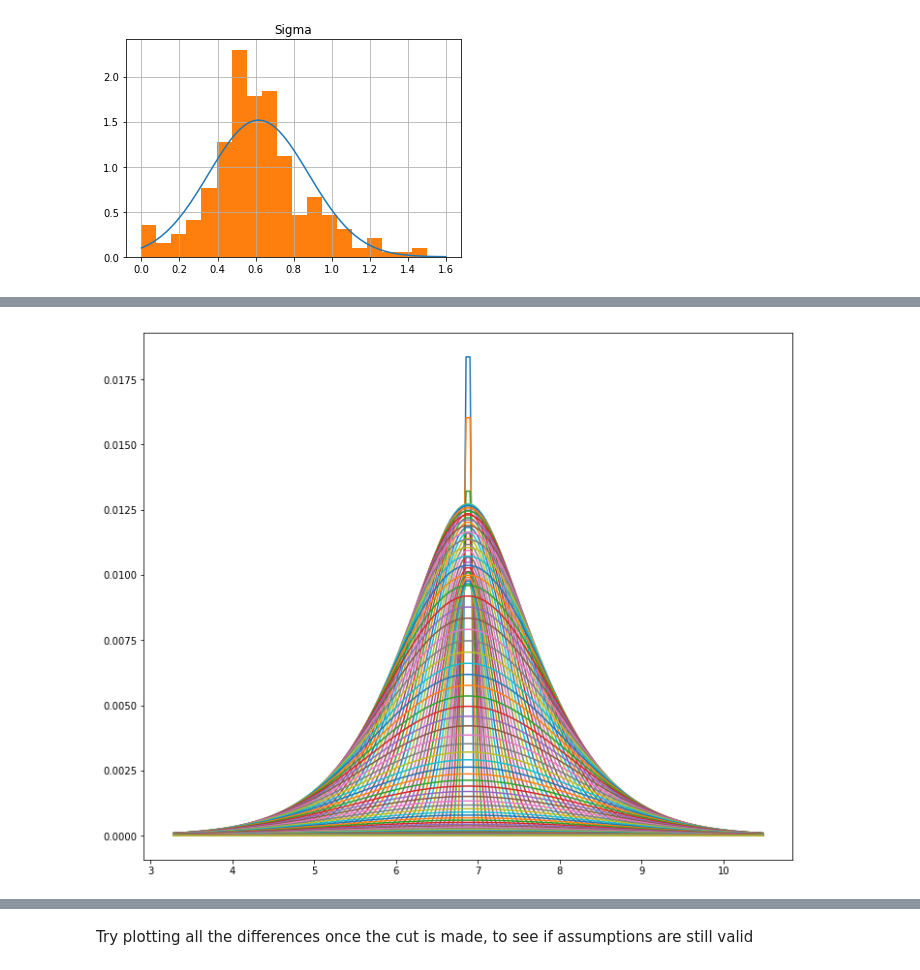
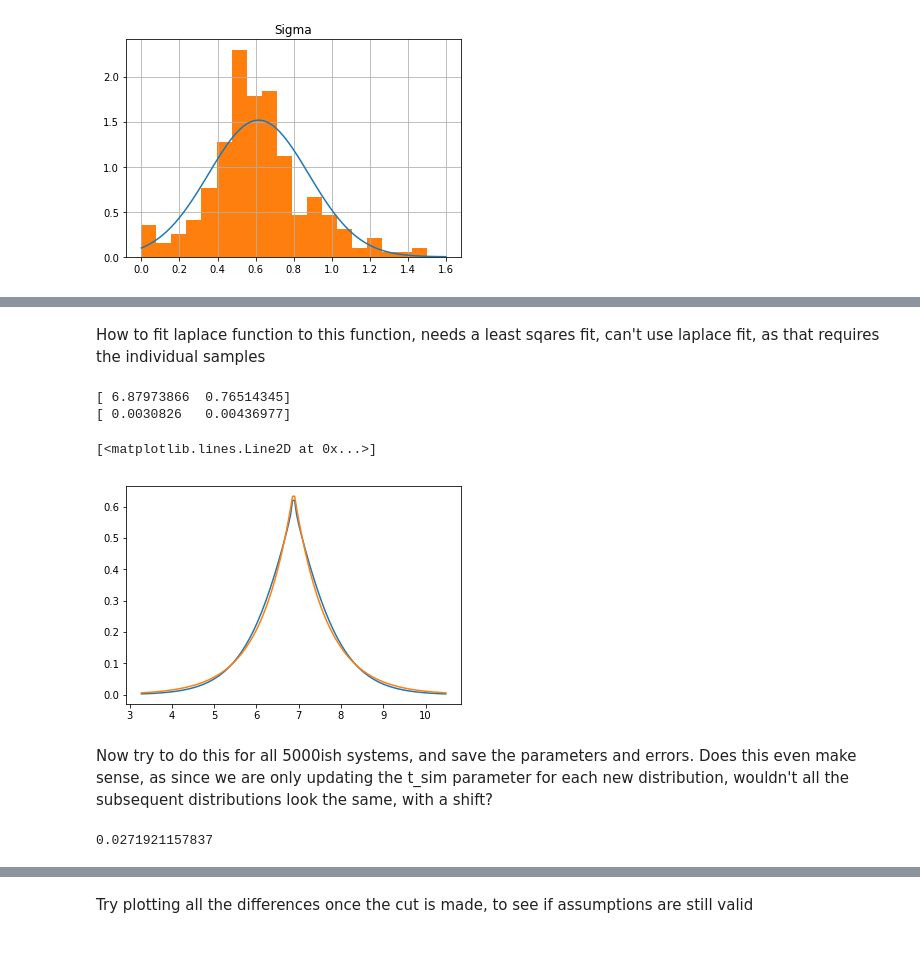
Before and after one commit to dtamayo/MLstability, a Jupyter notebook: Analysis/MCMC_Analysis/ConvolvingTest.ipynb, the cells around one changed output, grey strips where cells are left out. Cells and saved outputs as stored; diff of their text form; code cells hidden in the pictures.

Commit message:
Laplace fit

```diff
--- a/Analysis/MCMC_Analysis/ConvolvingTest.ipynb
+++ b/Analysis/MCMC_Analysis/ConvolvingTest.ipynb
@@ -95,0 +88,10 @@ plt.show()
+# %%
+bins = np.linspace(t_sim -6*max_sigma, t_sim +6*max_sigma, increments)
+plt.plot(bins, total_y)
+width = (12*max_sigma)/(increments-1)
+#print  width, bins[1] - bins[0]
+#center, spread =laplace.fit(total_y)
+#rv =laplace(loc = center, scale = spread)
+#loc should be zero, since this should be symmetric about t = 0
+# plt.plot(bins, rv.pdf(bins))
+# NEed to do a least sqaures fit of a laplaec fit to this data
@@ -96,27 +100,50 @@ plt.show()
+# %%
+def laplace_fit(data, mean, spread):
+    #data is your data
+    #mean spread are the params you try to fit to the data
+    return np.exp(-np.abs(data-mean)/spread)/2./spread
+# %% [markdown]
+How to fit laplace function to this function, needs a least sqares fit, can't use laplace fit, as that requires the individual samples
+# %%
+#function for optimizing the difference between total_Y(graph from)
+#use the same x values,
+
+popt, pcov = curve_fit(laplace_fit, bins, total_y)
+print popt
+perr = np.sqrt(np.diag(pcov))
+print perr
+plt.plot(bins, total_y)
+plt.plot(bins, laplace_fit(bins, *popt))
+# %% [output]
+[ 6.87973866  0.76514345]
+[ 0.0030826   0.00436977]
+[<matplotlib.lines.Line2D at 0x...>]
+[figure, added]
+# %% [markdown]
+Now try to do this for all 5000ish systems, and save the parameters and errors. Does this even make sense, as since we are only updating the t_sim parameter for each new distribution, wouldn't all the subsequent distributions look the same, with a shift?
 # %%
 #Analytically over each of the mu;s, how to combine the sigmas?
 #try with the first 100
 trial = 10 #how many to test it with
 max_sigma = 0.6 #the center, used to define bins
 increments = 150 # how fine does the convoltion have to be?
+#bins = np.linspace(0, 1.5, 20)
 
-plt.figure(figsize=(12, 10))
-#x is whawt stores the bins values (sigma values)
+#x is what stores the bins values (sigma values)
 #prob_sig stpres the corresponding probability of that sigma
+start = time.time()
 for i in range(5, trial,1):
     total_y= np.zeros(increments)
     for j in range(1,int(prob_sig.shape[0]), 1):
         fixed_sigma=x[j]
         t_sim = np.log10(valid_delta_times["t"].values[i])
-        #print t_sim
-        #p = p*prob*norm_prob_sig[j]
-
+        bins = np.linspace(t_sim -6*max_sigma, t_sim +6*max_sigma, increments)
         final_y = norm.pdf(bins, t_sim, fixed_sigma*2**0.5)* norm_prob_sig[j]
-
         total_y +=final_y
-
-        plt.plot(bins, final_y )
     break
-plt.show()
+end = time.time()
+print end - start
+#after above for loop runs for most values of sigma, we have the final
+#distribution, what are its laplace parameters?
 # %% [output]
-[figure, removed]
+0.0271921157837
```
Also changed, not shown: parts of 10 cells of this notebook.
